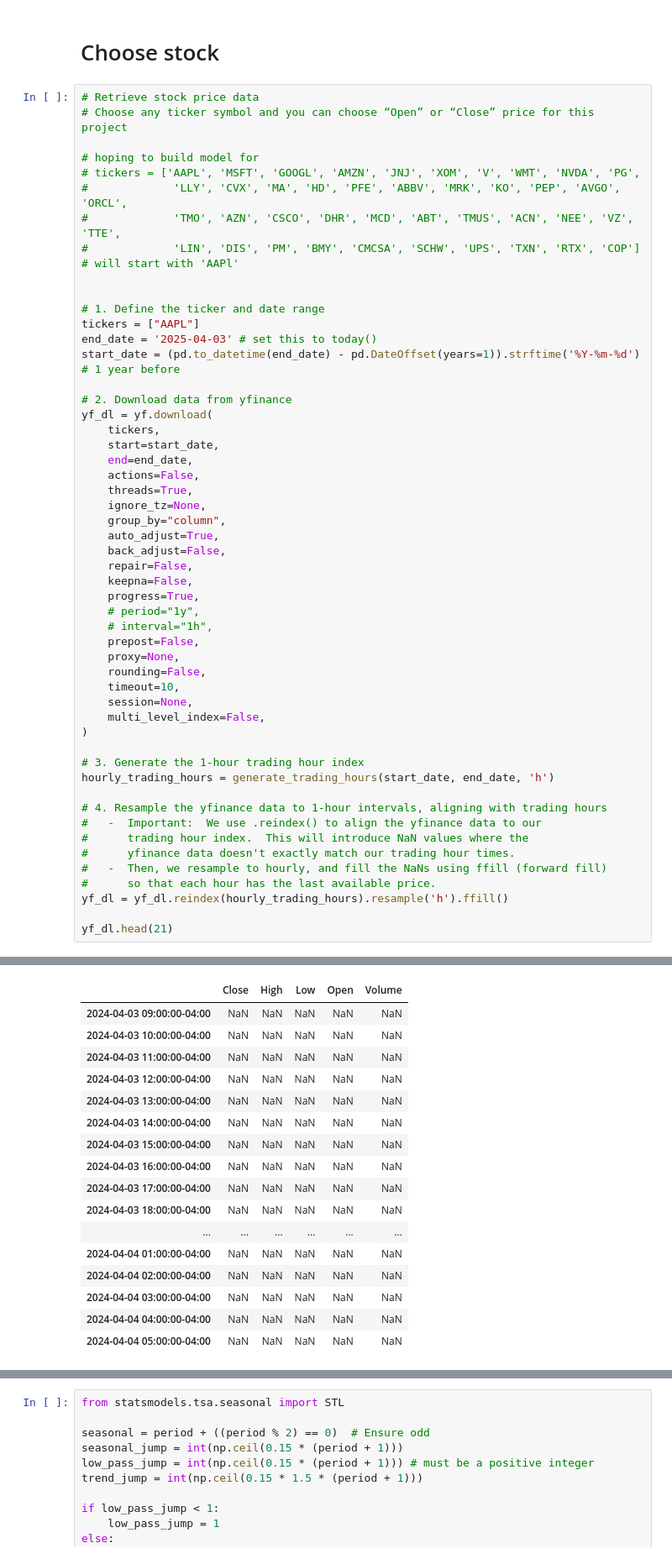
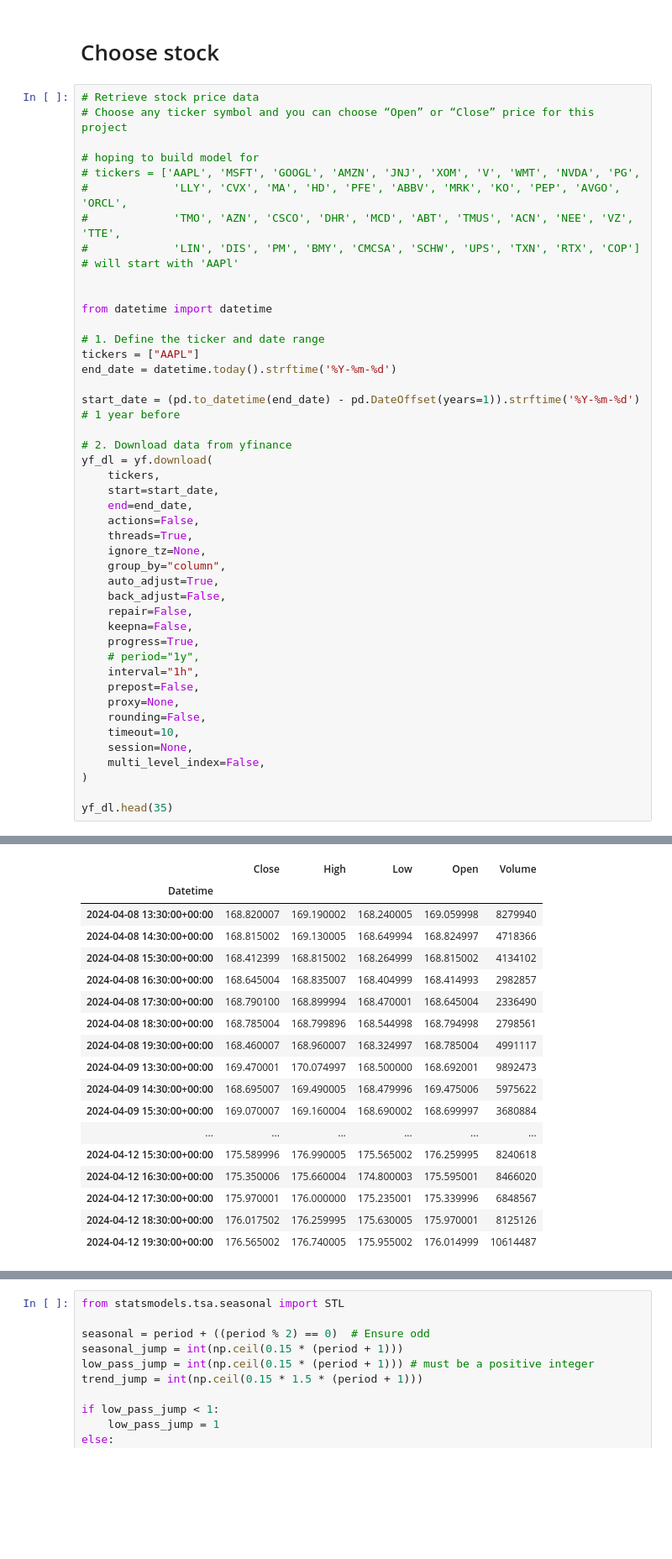
Before and after one commit to bkusuma/time-series-project, a Jupyter notebook: time-series-project.ipynb, the cells around one changed output, grey strips where cells are left out. Shown at 84% size. Drawn from its saved outputs; the diff is of its cells as text; blank space fills up the shorter version.

```diff
--- a/time-series-project.ipynb
+++ b/time-series-project.ipynb
@@ -359,64 +166,57 @@ resampled_data
 # will start with 'AAPl'
 
 
+from datetime import datetime
+
 # 1. Define the ticker and date range
 tickers = ["AAPL"]
-end_date = '2025-04-03' # set this to today()
+end_date = datetime.today().strftime('%Y-%m-%d')
+
 start_date = (pd.to_datetime(end_date) - pd.DateOffset(years=1)).strftime('%Y-%m-%d')  # 1 year before
 
 # 2. Download data from yfinance
 yf_dl = yf.download(
     tickers,
     start=start_date,
     end=end_date,
     actions=False,
     threads=True,
     ignore_tz=None,
     group_by="column",
     auto_adjust=True,
     back_adjust=False,
     repair=False,
     keepna=False,
     progress=True,
     # period="1y",
-    # interval="1h",
+    interval="1h",
     prepost=False,
     proxy=None,
     rounding=False,
     timeout=10,
     session=None,
     multi_level_index=False,
 )
 
-# 3. Generate the 1-hour trading hour index
-hourly_trading_hours = generate_trading_hours(start_date, end_date, 'h')
-
-# 4. Resample the yfinance data to 1-hour intervals, aligning with trading hours
-#   -  Important:  We use .reindex() to align the yfinance data to our
-#      trading hour index.  This will introduce NaN values where the
-#      yfinance data doesn't exactly match our trading hour times.
-#   -  Then, we resample to hourly, and fill the NaNs using ffill (forward fill)
-#      so that each hour has the last available price.
-yf_dl = yf_dl.reindex(hourly_trading_hours).resample('h').ffill()
-
-yf_dl.head(21)
+yf_dl.head(35)
 # %% [output]
 [*********************100%***********************]  1 of 1 completed
 |  | Close | High | Low | Open | Volume |
-| 2024-04-03 09:00:00-04:00 | NaN | NaN | NaN | NaN | NaN |
-| 2024-04-03 10:00:00-04:00 | NaN | NaN | NaN | NaN | NaN |
-| 2024-04-03 11:00:00-04:00 | NaN | NaN | NaN | NaN | NaN |
-| 2024-04-03 12:00:00-04:00 | NaN | NaN | NaN | NaN | NaN |
-| 2024-04-03 13:00:00-04:00 | NaN | NaN | NaN | NaN | NaN |
-| 2024-04-03 14:00:00-04:00 | NaN | NaN | NaN | NaN | NaN |
-| 2024-04-03 15:00:00-04:00 | NaN | NaN | NaN | NaN | NaN |
-| 2024-04-03 16:00:00-04:00 | NaN | NaN | NaN | NaN | NaN |
-| 2024-04-03 17:00:00-04:00 | NaN | NaN | NaN | NaN | NaN |
-| 2024-04-03 18:00:00-04:00 | NaN | NaN | NaN | NaN | NaN |
+| Datetime |  |  |  |  |  |
+| 2024-04-08 13:30:00+00:00 | 168.820007 | 169.190002 | 168.240005 | 169.059998 | 8279940 |
+| 2024-04-08 14:30:00+00:00 | 168.815002 | 169.130005 | 168.649994 | 168.824997 | 4718366 |
+| 2024-04-08 15:30:00+00:00 | 168.412399 | 168.815002 | 168.264999 | 168.815002 | 4134102 |
+| 2024-04-08 16:30:00+00:00 | 168.645004 | 168.835007 | 168.404999 | 168.414993 | 2982857 |
+| 2024-04-08 17:30:00+00:00 | 168.790100 | 168.899994 | 168.470001 | 168.645004 | 2336490 |
+| 2024-04-08 18:30:00+00:00 | 168.785004 | 168.799896 | 168.544998 | 168.794998 | 2798561 |
+| 2024-04-08 19:30:00+00:00 | 168.460007 | 168.960007 | 168.324997 | 168.785004 | 4991117 |
+| 2024-04-09 13:30:00+00:00 | 169.470001 | 170.074997 | 168.500000 | 168.692001 | 9892473 |
+| 2024-04-09 14:30:00+00:00 | 168.695007 | 169.490005 | 168.479996 | 169.475006 | 5975622 |
+| 2024-04-09 15:30:00+00:00 | 169.070007 | 169.160004 | 168.690002 | 168.699997 | 3680884 |
 | ... | ... | ... | ... | ... | ... |
-| 2024-04-04 01:00:00-04:00 | NaN | NaN | NaN | NaN | NaN |
-| 2024-04-04 02:00:00-04:00 | NaN | NaN | NaN | NaN | NaN |
-| 2024-04-04 03:00:00-04:00 | NaN | NaN | NaN | NaN | NaN |
-| 2024-04-04 04:00:00-04:00 | NaN | NaN | NaN | NaN | NaN |
-| 2024-04-04 05:00:00-04:00 | NaN | NaN | NaN | NaN | NaN |
+| 2024-04-12 15:30:00+00:00 | 175.589996 | 176.990005 | 175.565002 | 176.259995 | 8240618 |
+| 2024-04-12 16:30:00+00:00 | 175.350006 | 175.660004 | 174.800003 | 175.595001 | 8466020 |
+| 2024-04-12 17:30:00+00:00 | 175.970001 | 176.000000 | 175.235001 | 175.339996 | 6848567 |
+| 2024-04-12 18:30:00+00:00 | 176.017502 | 176.259995 | 175.630005 | 175.970001 | 8125126 |
+| 2024-04-12 19:30:00+00:00 | 176.565002 | 176.740005 | 175.955002 | 176.014999 | 10614487 |
 # %%
```
Also changed, not shown: parts of 24 cells of this notebook.
